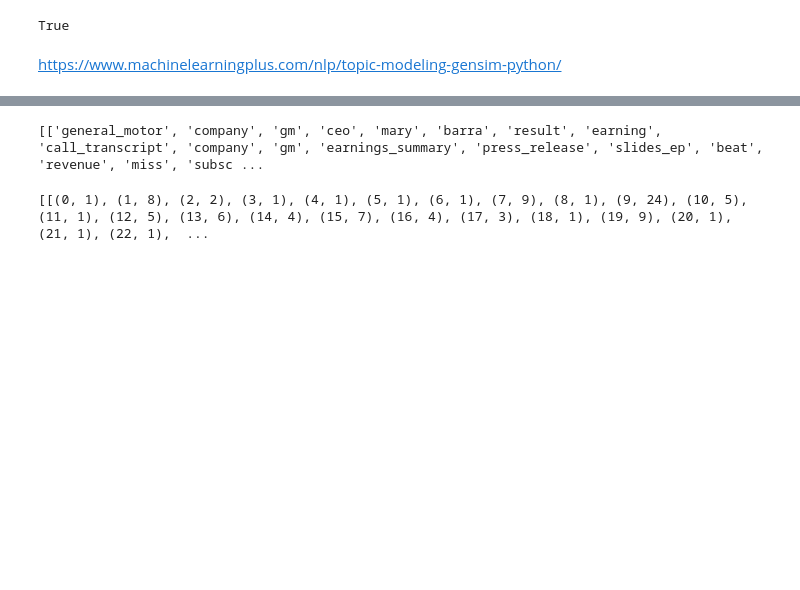
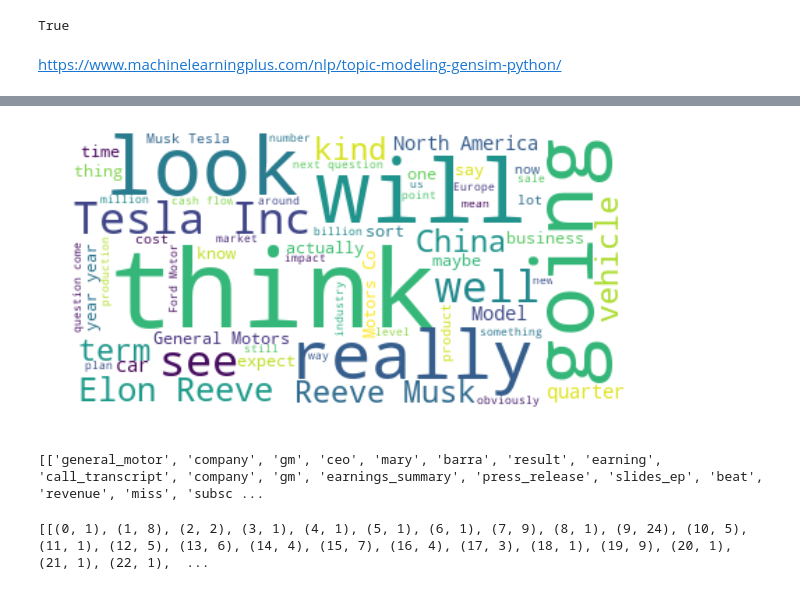
Before and after one commit to billypyu/GA-Capstone-, a Jupyter notebook: code/Extra - Latent Dirichlet allocation.ipynb, the cells around one changed output, grey strips where cells are left out. Saved outputs shown, nothing was run; the diff lists cells and outputs as text; code cells hidden in the pictures; blank space fills up the shorter version.

```diff
--- a/code/Extra - Latent Dirichlet allocation.ipynb
+++ b/code/Extra - Latent Dirichlet allocation.ipynb
@@ -104,3 +82,23 @@ trigram_mod = gensim.models.phrases.Phraser(trigram)
+# %%
+tm = df['transcripts'].str.cat(sep=', ')
+# %%
+from os import path
+from wordcloud import WordCloud
+
+text1 = tm
+# Generate a word cloud image
+wordcloud1 = WordCloud(max_words=60,background_color="white").generate(text1)
+# Display the generated image:
+# the matplotlib way:
+plt.figure(figsize=(10,10))
+
+import matplotlib.pyplot as plt
+plt.imshow(wordcloud1, interpolation='bilinear')
+
+plt.axis("off")
+plt.show()
+# %% [output]
+[figure, added]
 # %%
 # Define functions for stopwords, bigrams, trigrams and lemmatization
 def remove_stopwords(texts):
```
Also changed, not shown: parts of 4 cells of this notebook, 6 other files.
